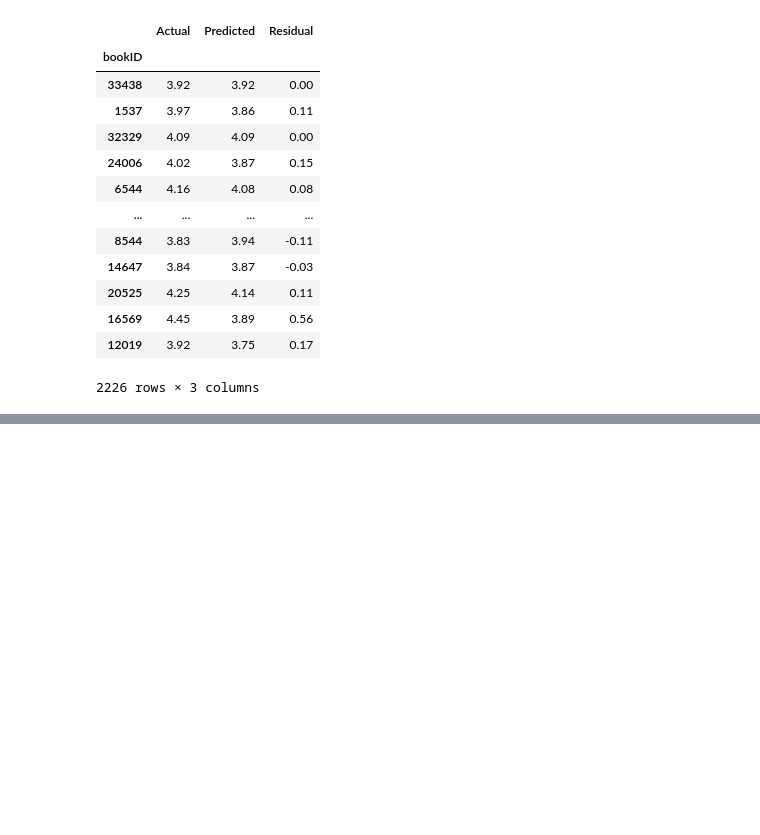
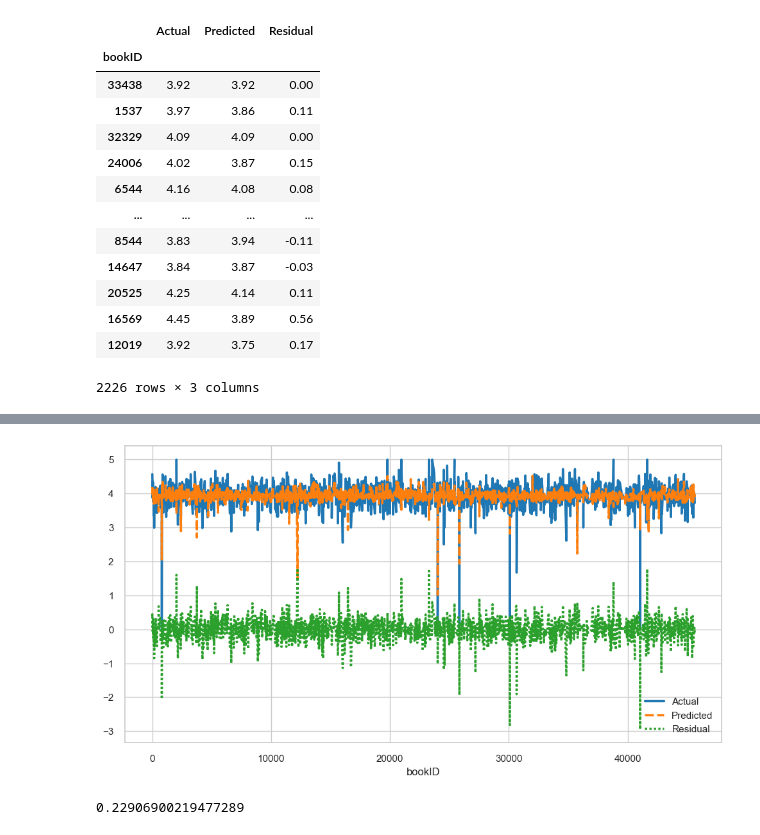
Before and after one commit to tanattiyarungtham/book_rating_project, a Jupyter notebook: book_raing_ML.ipynb, the cells around one changed output, grey strips where cells are left out. Cells and saved outputs as stored; diff of their text form; code cells hidden in the pictures; blank space fills up the shorter version.

```diff
--- a/book_raing_ML.ipynb
+++ b/book_raing_ML.ipynb
@@ -1681,0 +1712,12 @@ comparison_df
+# %%
+plt.figure(figsize=(12, 6))
+sns.set_theme(style="whitegrid");
+sns.lineplot(data=comparison_df, palette="tab10", linewidth=2.5);
+# %% [output]
+[figure, added]
+# %%
+model2 = make_pipeline(MinMaxScaler(), PolynomialFeatures(degree=2), HistGradientBoostingRegressor(random_state=42))
+model2.fit(X_train, y_train)
+model2.score(X_test, y_test)
+# %% [output]
+0.22906900219477289
```
Also changed, not shown: parts of 12 cells of this notebook, 1 other file.
